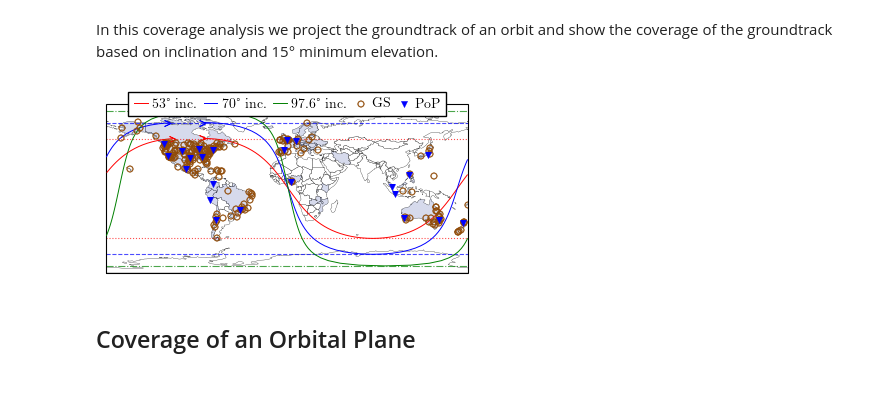
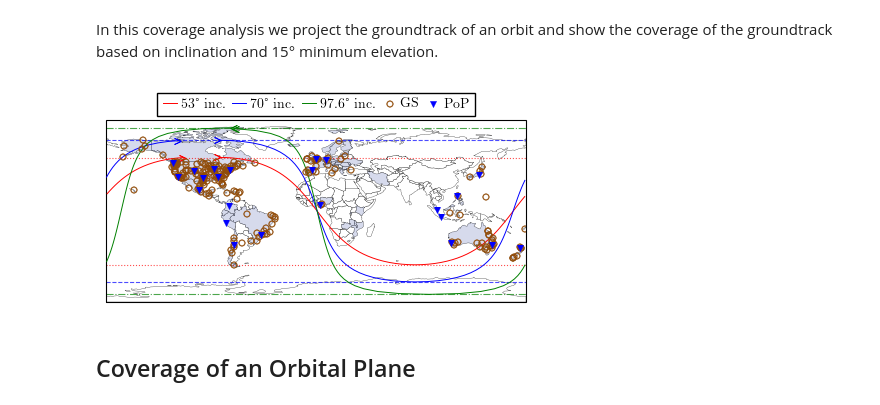
Before and after one commit to Rakagami/datascience_satellites_and_me, a Jupyter notebook: coverage_analysis.ipynb, the cells around one changed output. Drawn from its saved outputs; the diff is of its cells as text; code cells hidden in the pictures.

Commit message:
Updated coverage analysis nb and plots

```diff
--- a/coverage_analysis.ipynb
+++ b/coverage_analysis.ipynb
@@ -421,7 +421,7 @@ cols = ["#c1d5e2", "#ce9c7f", "#7598b6", "#6a7465", "#914c09", "#663979", "#fbe1
 
 world = geopandas.read_file(geopandas.datasets.get_path('naturalearth_lowres'))
 
-fig, ax = plt.subplots(figsize=(4, 2.1), subplot_kw={'projection': ccrs.PlateCarree()})
+fig, ax = plt.subplots(figsize=(4.5, 2.4), subplot_kw={'projection': ccrs.PlateCarree()})
 
 cmap = colors.ListedColormap(cols[:-2])
 world.plot(facecolor = "white", edgecolor="black", ax=ax, linewidth=0.2)
@@ -506,35 +506,35 @@ ax.get_yaxis().set_ticks([])
 
 #ax2.set_extent([-180, 180, -90, 90], ccrs.PlateCarree())
 #ax2.get_xaxis().set_ticks([])
 #ax2.get_yaxis().set_ticks([])
 
 #legend1 = plt.legend(plot_lines[0], ["algo1", "algo2", "algo3"], loc=1)
 #pyplot.legend([l[0] for l in plot_lines], parameters, loc=4)
 
 #ax2 = ax.twinx()
 plot_gsdata(gateway_df, ax, "GS", "$\circ$", cols[4], 30, lw=0.3)
 plot_gsdata(pop_df, ax, "PoP", "v", "blue", 20, lw=0.3)
 
 #plt.legend(loc='upper right', bbox_to_anchor=(1.01, 1.03),
 #          ncol=1, fancybox=True, shadow=False, framealpha = 1.0)
-ax.legend(loc='upper center', bbox_to_anchor=(0.50, 1.11),
+ax.legend(loc='upper center', bbox_to_anchor=(0.50, 1.19),
         ncol=5, edgecolor="k", handlelength=1, labelspacing=0.06,
         columnspacing=0.5, fancybox=False, shadow=False, handletextpad = 0.3, framealpha = 1.0).set_zorder(100)
 #ax2.legend(loc='lower left',
 #        ncol=1, edgecolor="k", handlelength=1, labelspacing=0.06,
 #        columnspacing=0.5, fancybox=False, shadow=False, handletextpad = 0.3, framealpha = 1.0).set_zorder(100)
 
 #ax.legend(loc="upper center", bbox_to_anchor=(0.50, 1.25), frameon=False, shadow=False,
 #              ncol=5,
 #              labelspacing=0.3, handlelength=1.2, handletextpad=0.4, columnspacing=1.2)
 
 plt.axis('tight')
 plt.tight_layout()
 plt.savefig("figures/inclination_starlink_comparison_with_gws.pdf", bbox_inches="tight", pad_inches=0)
 plt.savefig("figures/inclination_starlink_comparison_with_gws.svg", bbox_inches="tight", pad_inches=0)
 plt.show()
 # %% [output]
-[figure, old version]
+[figure, new version]
 # %% [markdown]
 ## Coverage of an Orbital Plane
 # %% [markdown]
```
Also changed, not shown: 2 other files.
